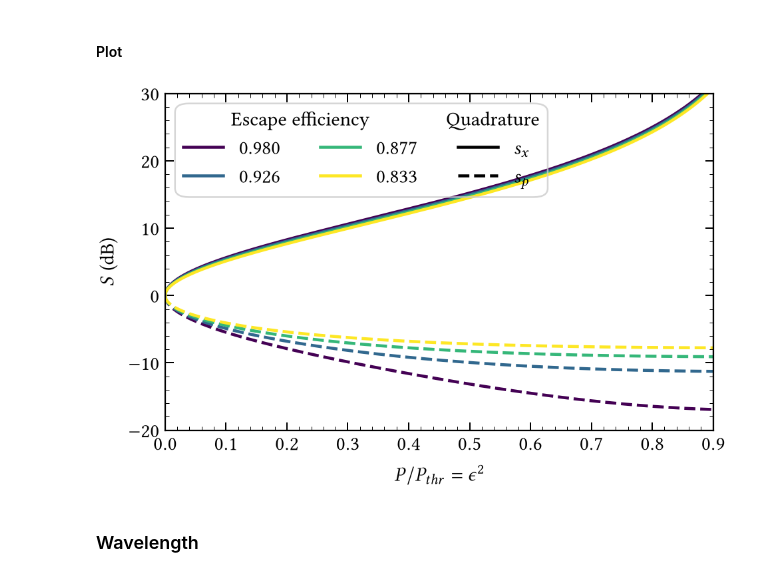
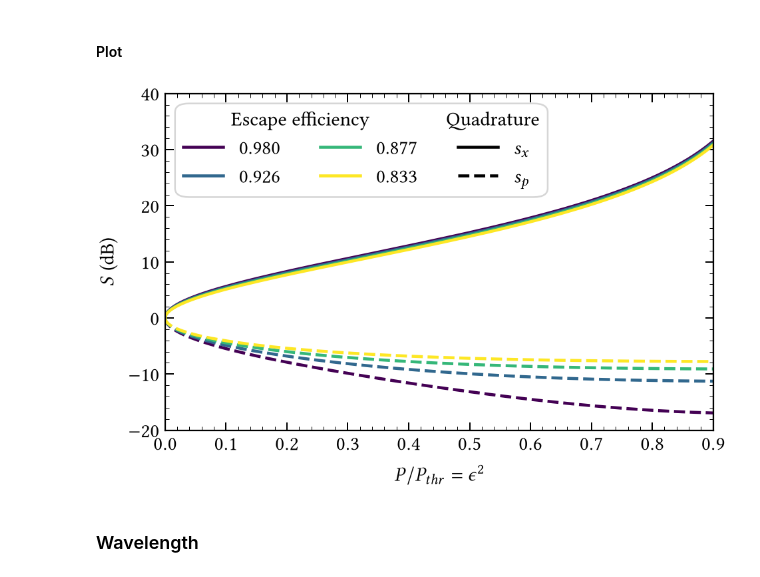
Before and after one commit to eq15t-panda/PANDASimulation, a Jupyter notebook: squeezing/squeezing.ipynb, the cells around one changed output. Cells and saved outputs as stored; diff of their text form; code cells hidden in the pictures.

```diff
--- a/squeezing/squeezing.ipynb
+++ b/squeezing/squeezing.ipynb
@@ -155,35 +155,35 @@ bbox = Bbox.union([bbox1, bbox2])
 
 # Clip to the axe extent so the box never overflows
 ax_display = ax.get_window_extent(renderer)
 clipped = Bbox.intersection(bbox, ax_display)
 if clipped is not None:
     bbox = clipped
 
 bbox = bbox.transformed(fig.transFigure.inverted())
 
 rect = FancyBboxPatch(
     (bbox.x0, bbox.y0),
     bbox.width,
     bbox.height,
     boxstyle="Round,pad=0.0001, rounding_size=0.02",
     transform=fig.transFigure,
     facecolor="none",
     edgecolor=(0.8, 0.8, 0.8, 0.8),
     linewidth=1.0,
     zorder=1
 )
 
 fig.patches.append(rect)
 
 # Set labels
 ax.set_xlabel(r"$P/P_{thr} = \epsilon^2$")
 ax.set_ylabel(r'$S$ (dB)')
 
-plt.ylim(-20, 30)
+plt.ylim(-20, 40)
 plt.xlim(0, 0.9)
 plt.show()
 # %% [output]
-[figure, old version]
+[figure, new version]
 # %%
 fig.savefig('figure/' + 'noise_spectrum_pump.svg', dpi=300)
 # %% [markdown]
```
Also changed, not shown: 2 other files.
